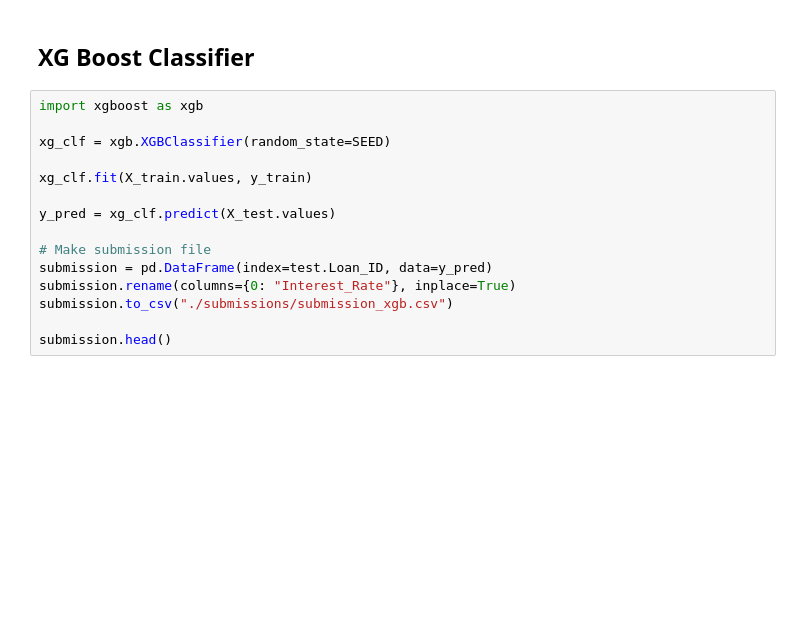
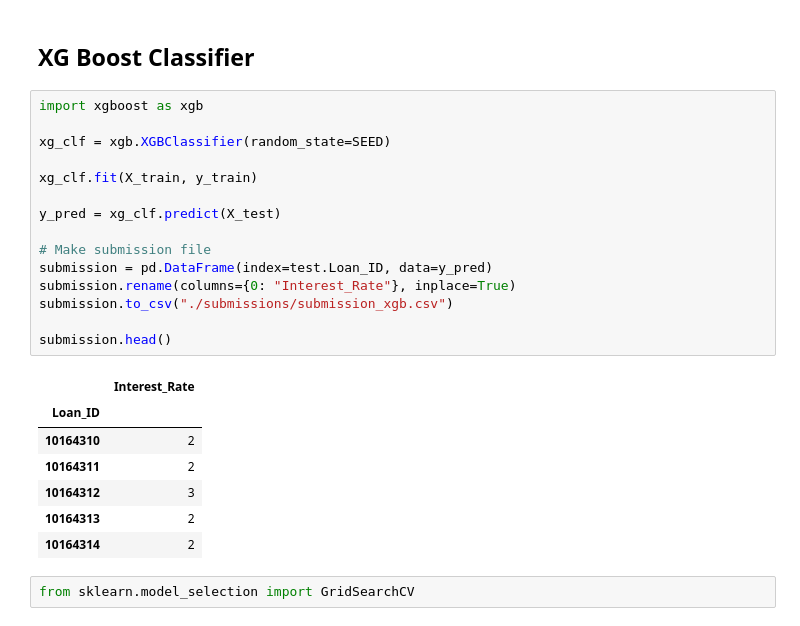
Before and after one commit to pranaymodukuru/janatahack-ml-for-banking, a Jupyter notebook: Inference_notebook_2.ipynb, the cells around one changed output. Cells and saved outputs as stored; diff of their text form; blank space fills up the shorter version.

Commit message:
add grid search

```diff
--- a/Inference_notebook_2.ipynb
+++ b/Inference_notebook_2.ipynb
@@ -188,15 +152,25 @@ submission.head()
 # %%
 import xgboost as xgb
 
 xg_clf = xgb.XGBClassifier(random_state=SEED)
 
-xg_clf.fit(X_train.values, y_train)
+xg_clf.fit(X_train, y_train)
 
-y_pred = xg_clf.predict(X_test.values)
+y_pred = xg_clf.predict(X_test)
 
 # Make submission file
 submission = pd.DataFrame(index=test.Loan_ID, data=y_pred)
 submission.rename(columns={0: "Interest_Rate"}, inplace=True)
 submission.to_csv("./submissions/submission_xgb.csv")
 
 submission.head()
+# %% [output]
+|  | Interest_Rate |
+| Loan_ID |  |
+| 10164310 | 2 |
+| 10164311 | 2 |
+| 10164312 | 3 |
+| 10164313 | 2 |
+| 10164314 | 2 |
+# %%
+from sklearn.model_selection import GridSearchCV
```
Also changed, not shown: parts of 13 cells of this notebook, 1 other file.
